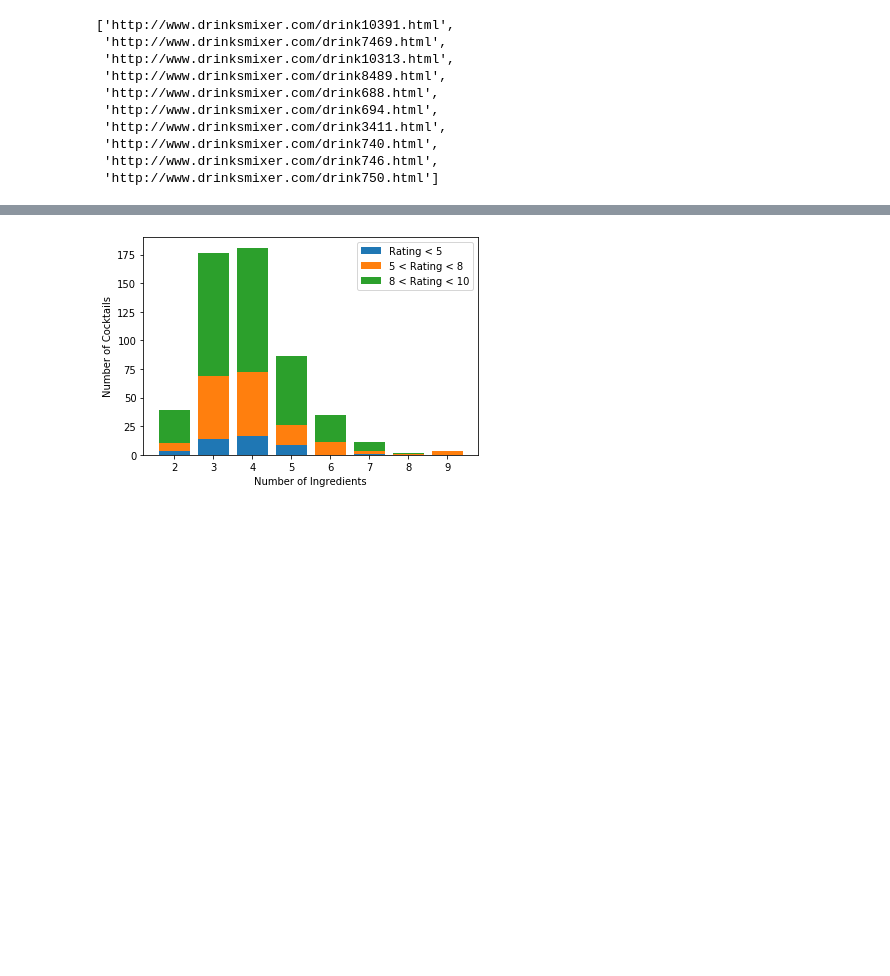
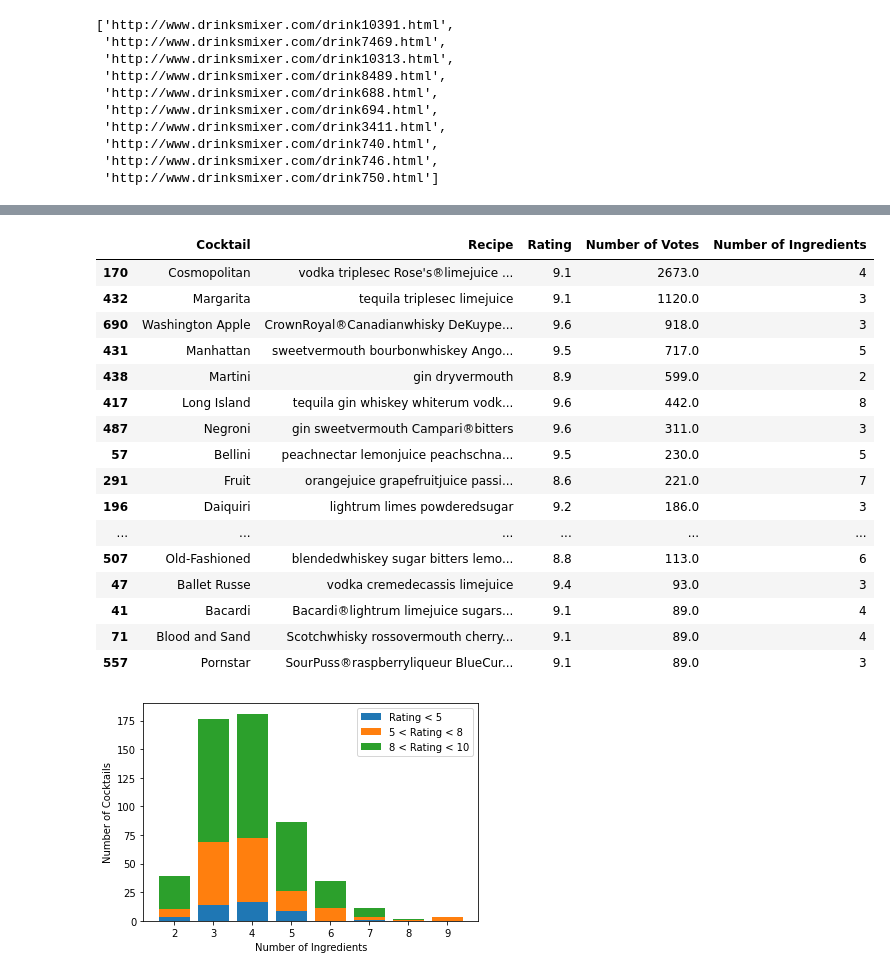
Before and after one commit to saeed44/Cocktail-Recommender, a Jupyter notebook: Cocktail_recom.ipynb, the cells around one changed output, grey strips where cells are left out. Saved outputs shown, nothing was run; the diff lists cells and outputs as text; code cells hidden in the pictures; blank space fills up the shorter version.

```diff
--- a/Cocktail_recom.ipynb
+++ b/Cocktail_recom.ipynb
@@ -245,0 +240,22 @@ num_sorted = sorted(num_dict.items(), key=lambda x: x[0])
+# %%
+# most used drinks (top 20)
+
+recipe_df_rate.sort_values(by="Number of Votes", ascending=False).head(20)
+# %% [output]
+|  | Cocktail | Recipe | Rating | Number of Votes | Number of Ingredients |
+| 170 | Cosmopolitan | vodka triplesec Rose's®limejuice ... | 9.1 | 2673.0 | 4 |
+| 432 | Margarita | tequila triplesec limejuice | 9.1 | 1120.0 | 3 |
+| 690 | Washington Apple | CrownRoyal®Canadianwhisky DeKuype... | 9.6 | 918.0 | 3 |
+| 431 | Manhattan | sweetvermouth bourbonwhiskey Ango... | 9.5 | 717.0 | 5 |
+| 438 | Martini | gin dryvermouth | 8.9 | 599.0 | 2 |
+| 417 | Long Island | tequila gin whiskey whiterum vodk... | 9.6 | 442.0 | 8 |
+| 487 | Negroni | gin sweetvermouth Campari®bitters | 9.6 | 311.0 | 3 |
+| 57 | Bellini | peachnectar lemonjuice peachschna... | 9.5 | 230.0 | 5 |
+| 291 | Fruit | orangejuice grapefruitjuice passi... | 8.6 | 221.0 | 7 |
+| 196 | Daiquiri | lightrum limes powderedsugar | 9.2 | 186.0 | 3 |
+| ... | ... | ... | ... | ... | ... |
+| 507 | Old-Fashioned | blendedwhiskey sugar bitters lemo... | 8.8 | 113.0 | 6 |
+| 47 | Ballet Russe | vodka cremedecassis limejuice | 9.4 | 93.0 | 3 |
+| 41 | Bacardi | Bacardi®lightrum limejuice sugars... | 9.1 | 89.0 | 4 |
+| 71 | Blood and Sand | Scotchwhisky rossovermouth cherry... | 9.1 | 89.0 | 4 |
+| 557 | Pornstar | SourPuss®raspberryliqueur BlueCur... | 9.1 | 89.0 | 3 |
```
Also changed, not shown: parts of 69 cells of this notebook.
